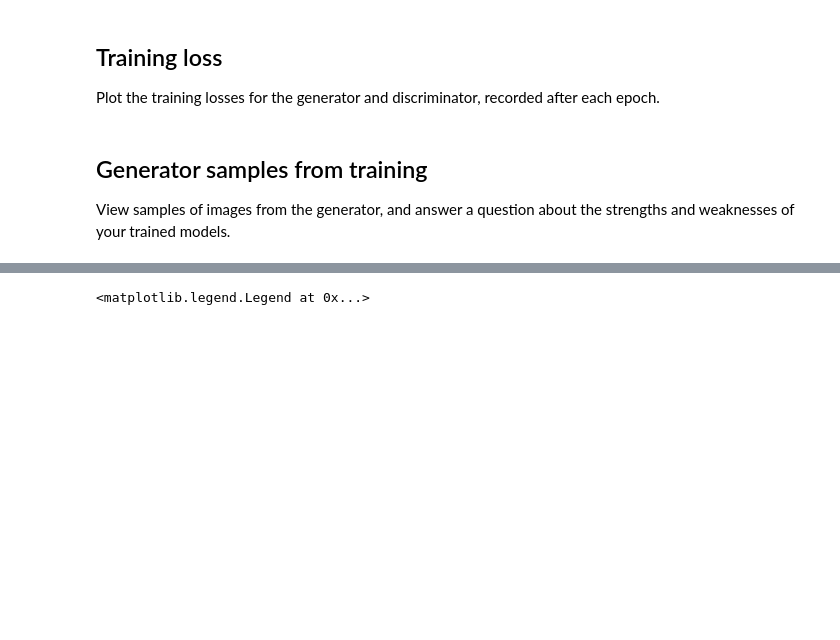
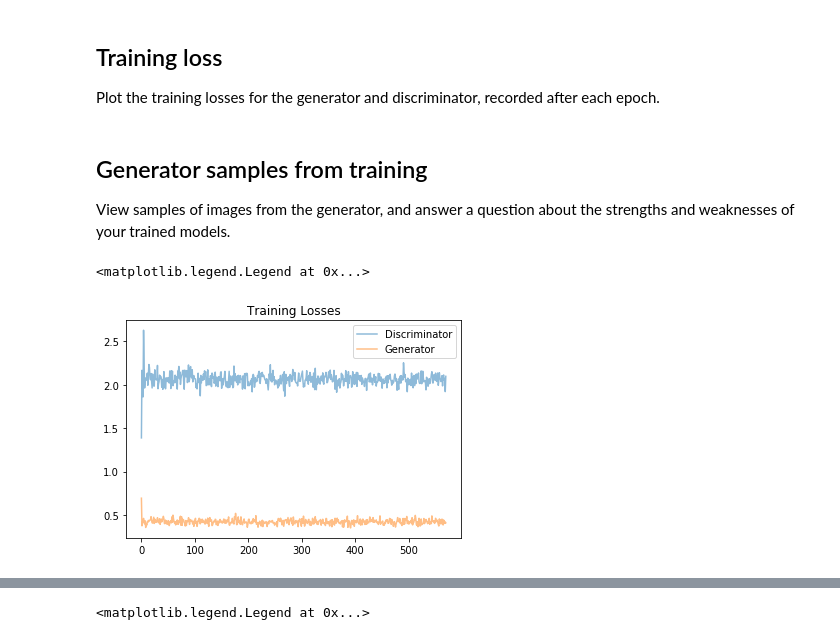
Before and after one commit to Melmarn/face-generation, a Jupyter notebook: dlnd_face_generation.ipynb, the cells around one changed output, grey strips where cells are left out. Cells and saved outputs as stored; diff of their text form; code cells hidden in the pictures; blank space fills up the shorter version.

```diff
--- a/dlnd_face_generation.ipynb
+++ b/dlnd_face_generation.ipynb
@@ -370,9 +370,9 @@ def build_network(d_conv_dim, g_conv_dim, z_size):
 #### Exercise: Define model hyperparameters
 # %%
 # Define model hyperparams
-d_conv_dim = 128
-g_conv_dim = 128
-z_size = 100 #256
+d_conv_dim = 32 # 128
+g_conv_dim = 32 # 128
+z_size = 128 #256
 
 """
 DON'T MODIFY ANYTHING IN THIS CELL THAT IS BELOW THIS LINE
@@ -478,8 +478,8 @@ def fake_loss(D_out):
 Define optimizers for your models with appropriate hyperparameters.
 # %%
 import torch.optim as optim
-lr = 0.005 # 0.0002 # 0.0005
-beta1 = 0.2 # 0.3 # 0.2
+lr = 0.0005 # 0.0002 # 0.0005
+beta1 = 0.3 # 0.3 # 0.2
 beta2 = 0.999 # default value
 #lr = 0.0001
 #beta1 = 0.1
@@ -621,11 +648,13 @@ Set your number of training epochs and train your GAN!
 # %%
-# set number of epochs
-n_epochs = 10
+from workspace_utils import active_session
+
 
 
 """
 DON'T MODIFY ANYTHING IN THIS CELL
 """
 # call training function
-losses = train(D, G, n_epochs=n_epochs)
+with active_session():
+    # do long-running work here
+    losses = train(D, G, n_epochs=n_epochs)
 # %% [output]
@@ -656,0 +701,10 @@ View samples of images from the generator, and answer a question about the stren
+# %%
+fig, ax = plt.subplots()
+losses = np.array(losses)
+plt.plot(losses.T[0], label='Discriminator', alpha=0.5)
+plt.plot(losses.T[1], label='Generator', alpha=0.5)
+plt.title("Training Losses")
+plt.legend()
+# %% [output]
+<matplotlib.legend.Legend at 0x...>
+[figure, added]
```
Also changed, not shown: parts of 9 cells of this notebook.
